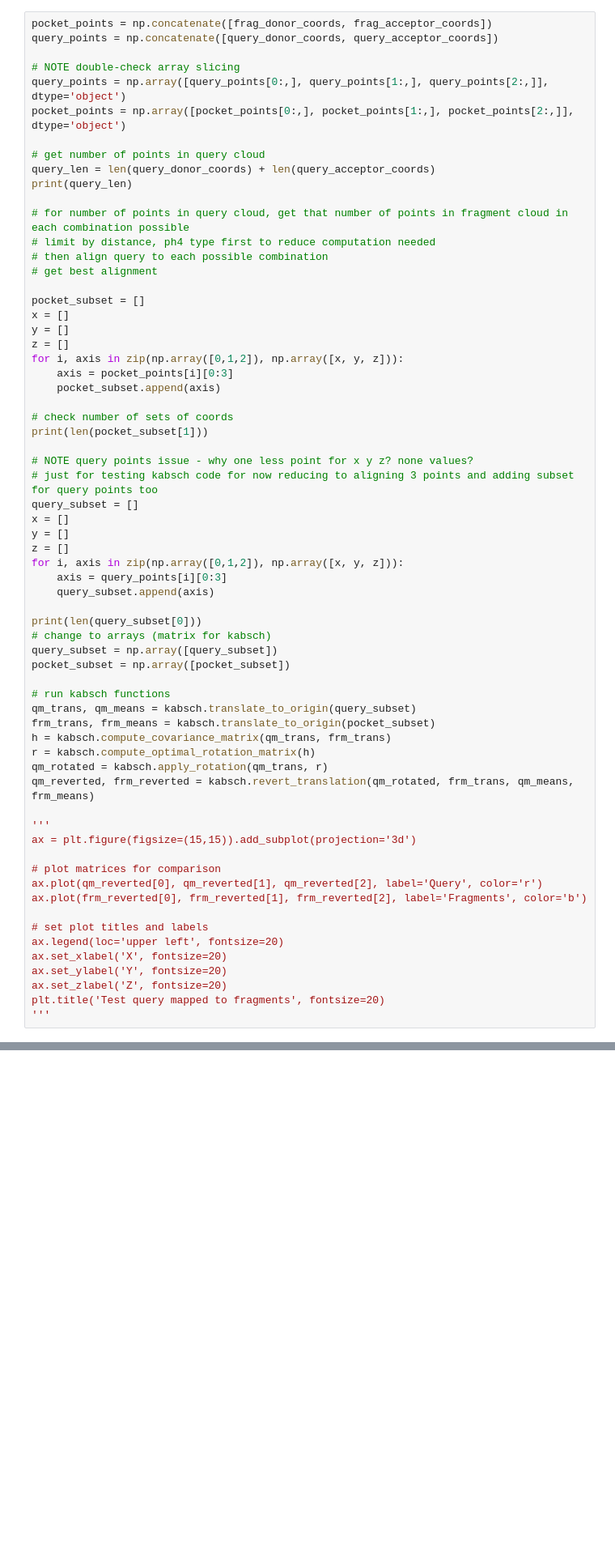
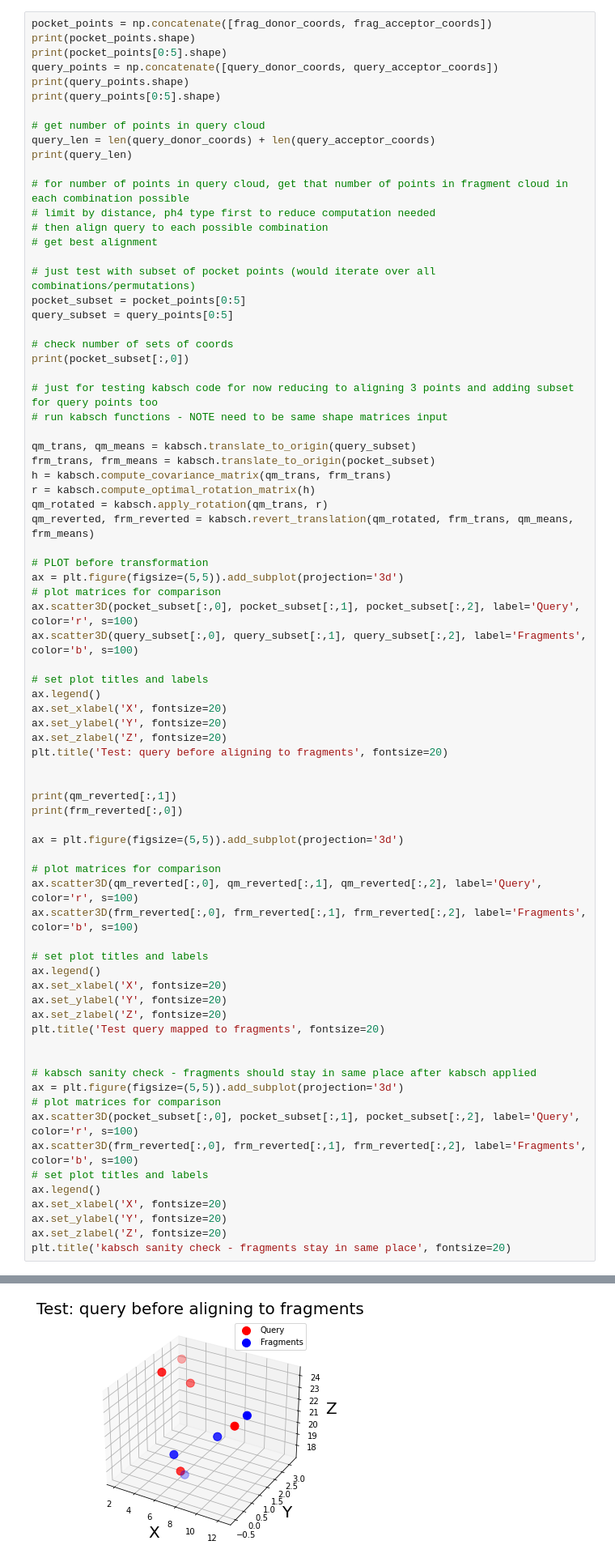
Before and after one commit to gemmagordon/xchem_rotation, a Jupyter notebook: get_pharma4_cloud.ipynb, the cells around one changed output, grey strips where cells are left out. Shown at 81% size. Drawn from its saved outputs; the diff is of its cells as text; blank space fills up the shorter version.

Commit message:
initial kabsch code working

```diff
--- a/get_pharma4_cloud.ipynb
+++ b/get_pharma4_cloud.ipynb
@@ -559,11 +559,11 @@ trying to use my kabsch functions to align query to fragment cloud:
 import kabsch_functions_new as kabsch
 # %%
 pocket_points = np.concatenate([frag_donor_coords, frag_acceptor_coords])
+print(pocket_points.shape)
+print(pocket_points[0:5].shape)
 query_points = np.concatenate([query_donor_coords, query_acceptor_coords])
-
-# NOTE double-check array slicing
-query_points = np.array([query_points[0:,], query_points[1:,], query_points[2:,]], dtype='object')
-pocket_points = np.array([pocket_points[0:,], pocket_points[1:,], pocket_points[2:,]], dtype='object')
+print(query_points.shape)
+print(query_points[0:5].shape)
 
 # get number of points in query cloud
 query_len = len(query_donor_coords) + len(query_acceptor_coords)
@@ -574,33 +574,16 @@ print(query_len)
 # then align query to each possible combination
 # get best alignment
 
-pocket_subset = []
-x = []
-y = []
-z = []
-for i, axis in zip(np.array([0,1,2]), np.array([x, y, z])):
-    axis = pocket_points[i][0:3]
-    pocket_subset.append(axis)
+# just test with subset of pocket points (would iterate over all combinations/permutations)
+pocket_subset = pocket_points[0:5]
+query_subset = query_points[0:5]
 
 # check number of sets of coords
-print(len(pocket_subset[1]))
+print(pocket_subset[:,0])
 
-# NOTE query points issue - why one less point for x y z? none values?
 # just for testing kabsch code for now reducing to aligning 3 points and adding subset for query points too
-query_subset = []
-x = []
-y = []
-z = []
-for i, axis in zip(np.array([0,1,2]), np.array([x, y, z])):
-    axis = query_points[i][0:3]
-    query_subset.append(axis)
+# run kabsch functions - NOTE need to be same shape matrices input
 
-print(len(query_subset[0]))
-# change to arrays (matrix for kabsch)
-query_subset = np.array([query_subset])
-pocket_subset = np.array([pocket_subset])
-
-# run kabsch functions
 qm_trans, qm_means = kabsch.translate_to_origin(query_subset)
 frm_trans, frm_means = kabsch.translate_to_origin(pocket_subset)
 h = kabsch.compute_covariance_matrix(qm_trans, frm_trans)
@@ -608,18 +591,46 @@ r = kabsch.compute_optimal_rotation_matrix(h)
 qm_rotated = kabsch.apply_rotation(qm_trans, r)
 qm_reverted, frm_reverted = kabsch.revert_translation(qm_rotated, frm_trans, qm_means, frm_means)
 
-'''
-ax = plt.figure(figsize=(15,15)).add_subplot(projection='3d')
+# PLOT before transformation
+ax = plt.figure(figsize=(5,5)).add_subplot(projection='3d')
+# plot matrices for comparison
+ax.scatter3D(pocket_subset[:,0], pocket_subset[:,1], pocket_subset[:,2], label='Query', color='r', s=100)
+ax.scatter3D(query_subset[:,0], query_subset[:,1], query_subset[:,2], label='Fragments', color='b', s=100)
+
+# set plot titles and labels
+ax.legend()
+ax.set_xlabel('X', fontsize=20)
+ax.set_ylabel('Y', fontsize=20)
+ax.set_zlabel('Z', fontsize=20)
+plt.title('Test: query before aligning to fragments', fontsize=20)
+
+
+print(qm_reverted[:,1])
+print(frm_reverted[:,0])
+
+ax = plt.figure(figsize=(5,5)).add_subplot(projection='3d')
 
 # plot matrices for comparison
-ax.plot(qm_reverted[0], qm_reverted[1], qm_reverted[2], label='Query', color='r')
-ax.plot(frm_reverted[0], frm_reverted[1], frm_reverted[2], label='Fragments', color='b')
+ax.scatter3D(qm_reverted[:,0], qm_reverted[:,1], qm_reverted[:,2], label='Query', color='r', s=100)
+ax.scatter3D(frm_reverted[:,0], frm_reverted[:,1], frm_reverted[:,2], label='Fragments', color='b', s=100)
 
 # set plot titles and labels
-ax.legend(loc='upper left', fontsize=20)
+ax.legend()
 ax.set_xlabel('X', fontsize=20)
 ax.set_ylabel('Y', fontsize=20)
 ax.set_zlabel('Z', fontsize=20)
 plt.title('Test query mapped to fragments', fontsize=20)
-'''
+
+
+# kabsch sanity check - fragments should stay in same place after kabsch applied
+ax = plt.figure(figsize=(5,5)).add_subplot(projection='3d')
+# plot matrices for comparison
+ax.scatter3D(pocket_subset[:,0], pocket_subset[:,1], pocket_subset[:,2], label='Query', color='r', s=100)
+ax.scatter3D(frm_reverted[:,0], frm_reverted[:,1], frm_reverted[:,2], label='Fragments', color='b', s=100)
+# set plot titles and labels
+ax.legend()
+ax.set_xlabel('X', fontsize=20)
+ax.set_ylabel('Y', fontsize=20)
+ax.set_zlabel('Z', fontsize=20)
+plt.title('kabsch sanity check - fragments stay in same place', fontsize=20)
 # %% [output]
@@ -629,0 +646 @@ ValueError: matmul: Input operand 1 has a mismatch in its core dimension 0, with
+[figure, added]
```
Also changed, not shown: parts of 1 cell of this notebook.
